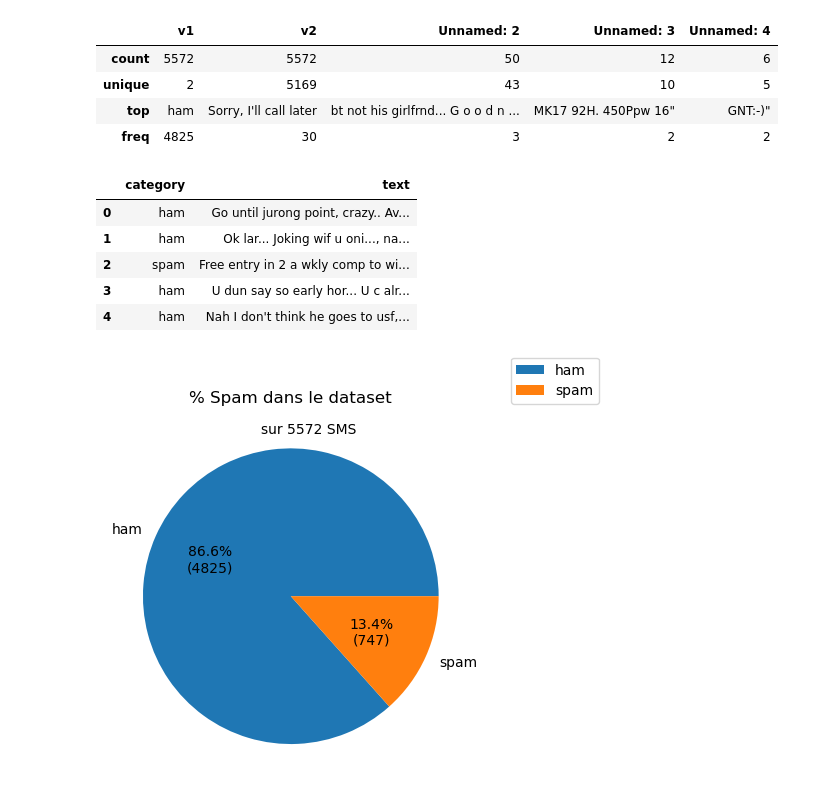
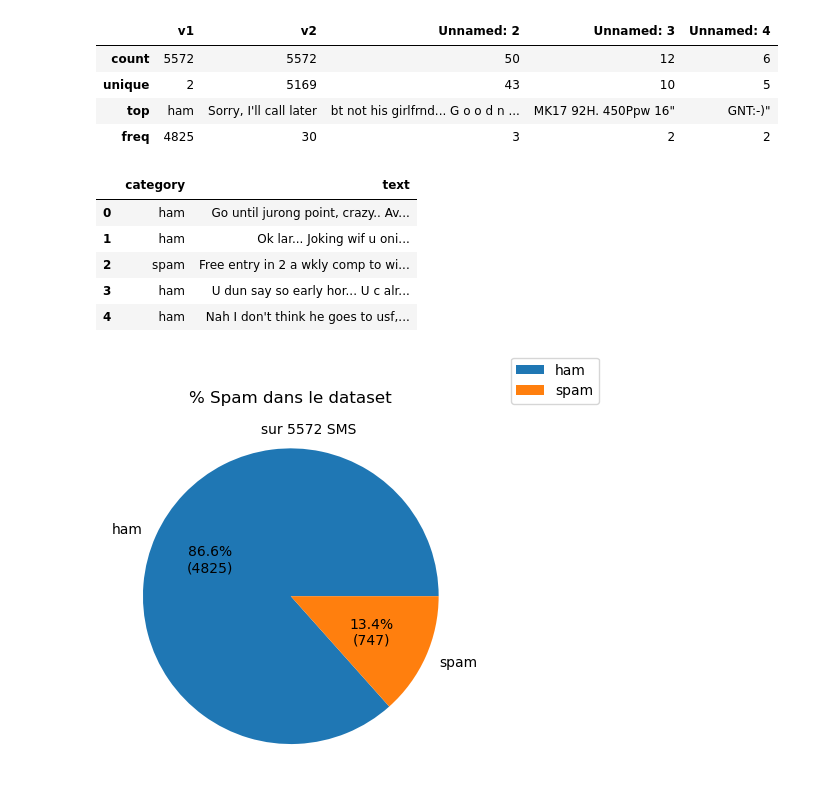
Before and after one commit to TheoGuil/jedha_projects, a Jupyter notebook: SpamDetector/study.ipynb, the cells around one changed output. Drawn from its saved outputs; the diff is of its cells as text; code cells hidden in the pictures.

```diff
--- a/SpamDetector/study.ipynb
+++ b/SpamDetector/study.ipynb
@@ -25,20 +37,20 @@ df.describe(include="all")
 # %%
 def join_text(texts):
     result = ""
     for text in texts:
-        if(str(text) != "Nan"):
+        if(str(text).lower() != "nan"):
             result = ", ".join([result, str(text)])
 
     return result[2:]
 
 cols = ['v2', 'Unnamed: 2', 'Unnamed: 3', 'Unnamed: 4']
 df['text'] = df[cols].apply(lambda row: join_text(row), axis=1)
 df = df.drop(cols, axis=1).rename(columns={"v1": "category"})
 df.head()
 # %% [output]
 |  | category | text |
 | 0 | ham | Go until jurong point, crazy.. Av... |
-| 1 | ham | Ok lar... Joking wif u oni..., na... |
+| 1 | ham | Ok lar... Joking wif u oni... |
 | 2 | spam | Free entry in 2 a wkly comp to wi... |
 | 3 | ham | U dun say so early hor... U c alr... |
 | 4 | ham | Nah I don't think he goes to usf,... |
```
Also changed, not shown: parts of 18 cells of this notebook.
